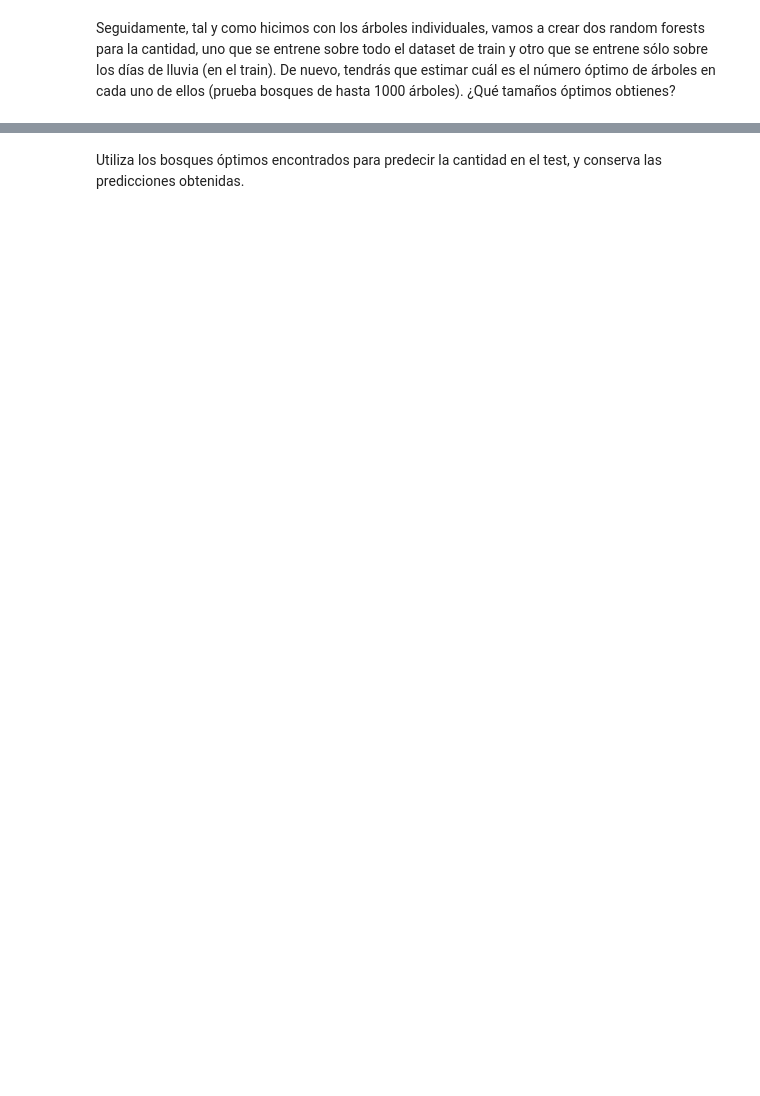
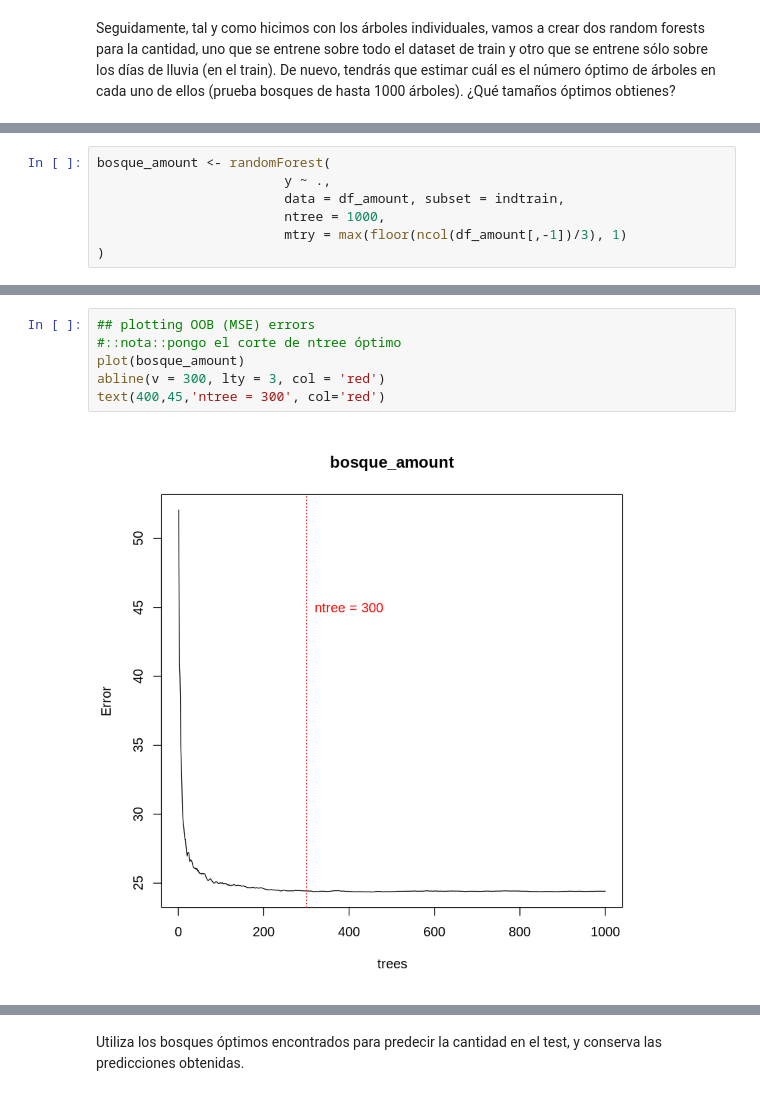
Before and after one commit to yerartdev/uc-m1966-datamining, a Jupyter notebook: d3/S17-T03_LAB_IntercomparisonTechniques.ipynb, the cells around one changed output, grey strips where cells are left out. Drawn from its saved outputs; the diff is of its cells as text; blank space fills up the shorter version.

```diff
--- a/d3/S17-T03_LAB_IntercomparisonTechniques.ipynb
+++ b/d3/S17-T03_LAB_IntercomparisonTechniques.ipynb
@@ -1016,0 +1041,7 @@ Seguidamente, tal y como hicimos con los árboles individuales, vamos a crear do
+# %%
+bosque_amount <- randomForest(
+                        y ~ .,
+                        data = df_amount, subset = indtrain,
+                        ntree = 1000,
+                        mtry = max(floor(ncol(df_amount[,-1])/3), 1)
+)
@@ -1016,0 +1060,8 @@ Seguidamente, tal y como hicimos con los árboles individuales, vamos a crear do
+# %%
+## plotting OOB (MSE) errors
+#::nota::pongo el corte de ntree óptimo
+plot(bosque_amount)
+abline(v = 300, lty = 3, col = 'red')
+text(400,45,'ntree = 300', col='red')
+# %% [output]
+[figure, added]
```
Also changed, not shown: parts of 32 cells of this notebook.
